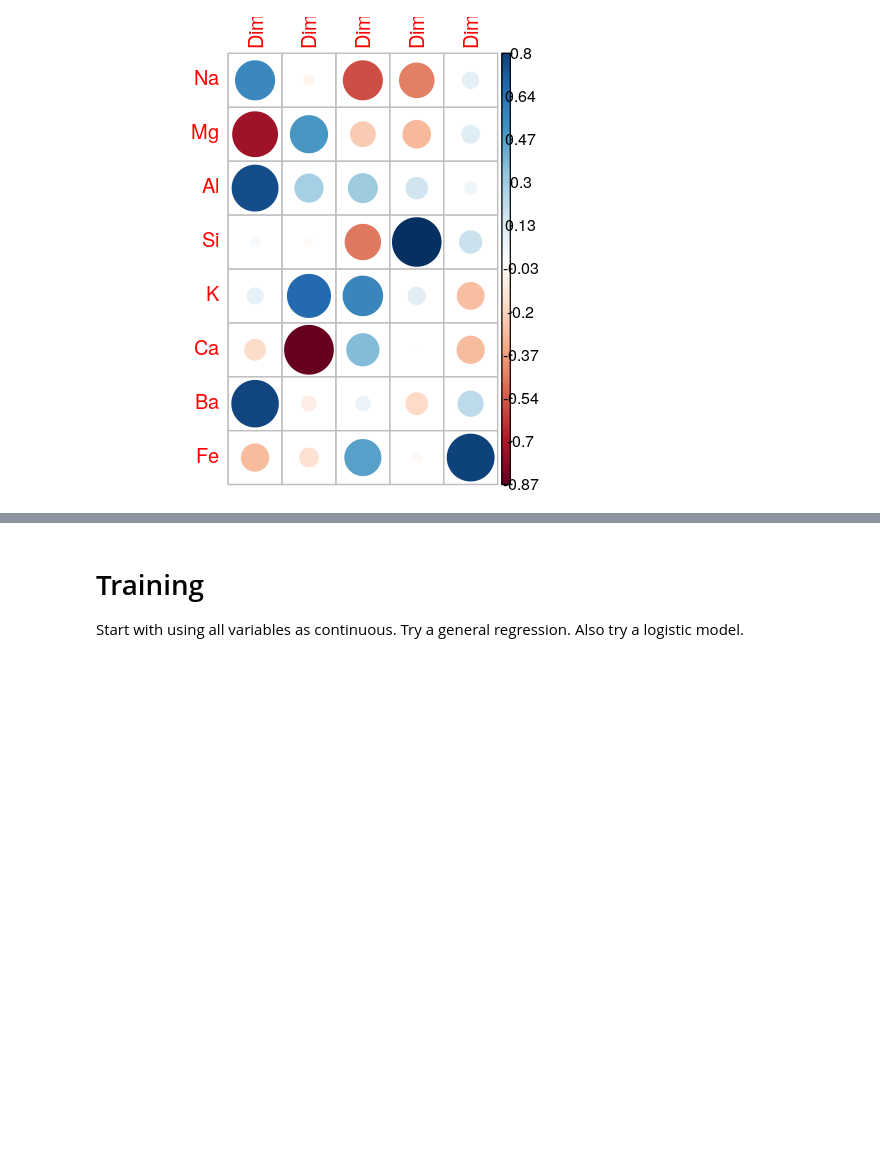
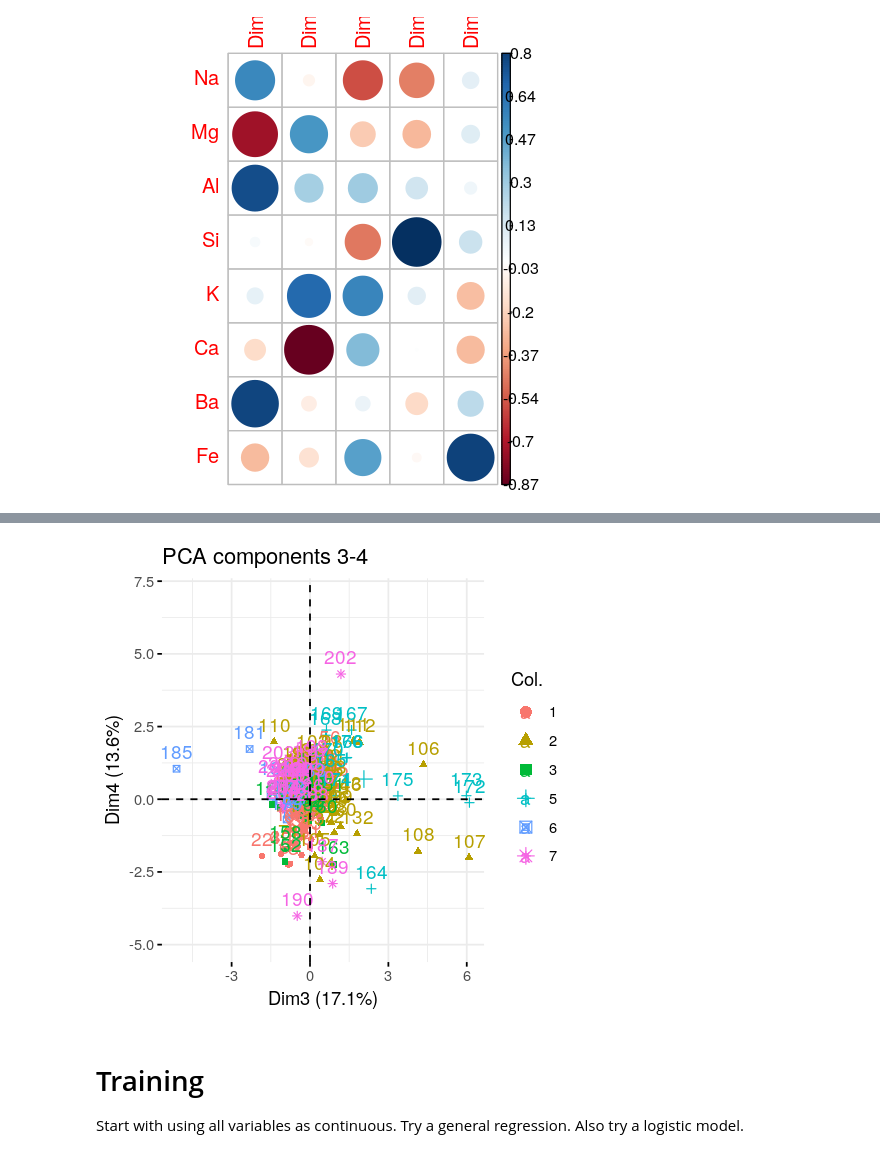
Before and after one commit to Jakob37/MLTemplateDataExplorations, a Jupyter notebook: gem_color/Gem color.ipynb, the cells around one changed output, grey strips where cells are left out. Drawn from its saved outputs; the diff is of its cells as text; code cells hidden in the pictures; blank space fills up the shorter version.

```diff
--- a/gem_color/Gem color.ipynb
+++ b/gem_color/Gem color.ipynb
@@ -204,3 +207,11 @@ fviz_pca_ind(res.pca, col.ind=wide_stones_df$Type, addEllipses=T) + ylim(-5, 7)
+# %%
+fviz_pca_ind(
+    res.pca,
+    col.ind=wide_stones_df$Type,
+    addEllipses=F,
+    axes = c(3,4)) + ylim(-5, 7) + ggtitle("PCA components 3-4")
+# %% [output]
+[figure, added]
 # %% [markdown]
 # Training
 
```
Also changed, not shown: parts of 9 cells of this notebook.
